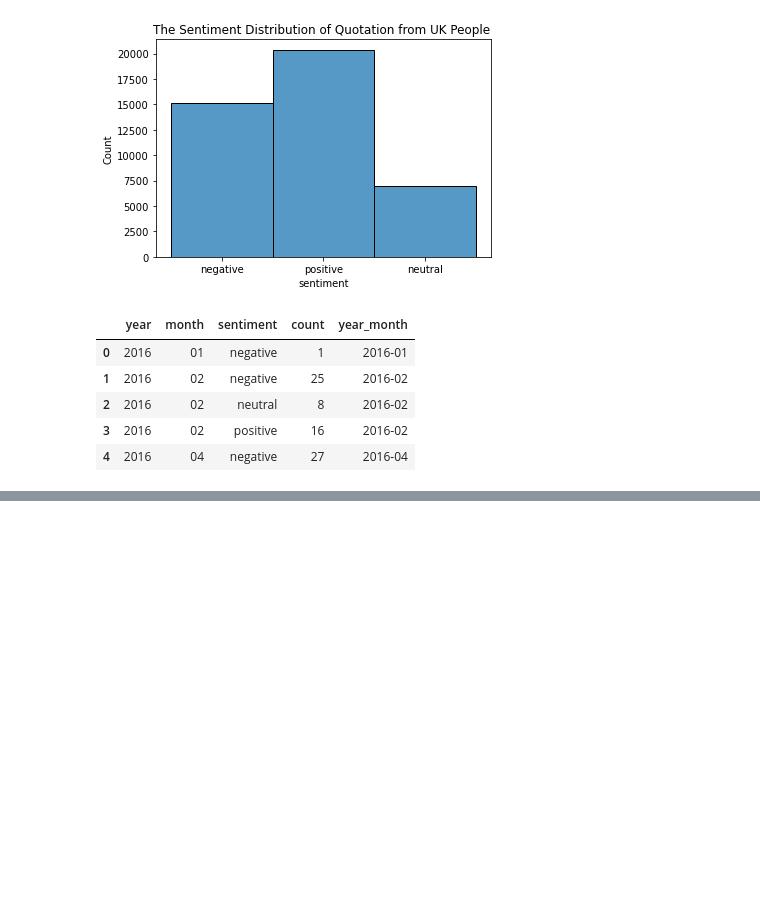
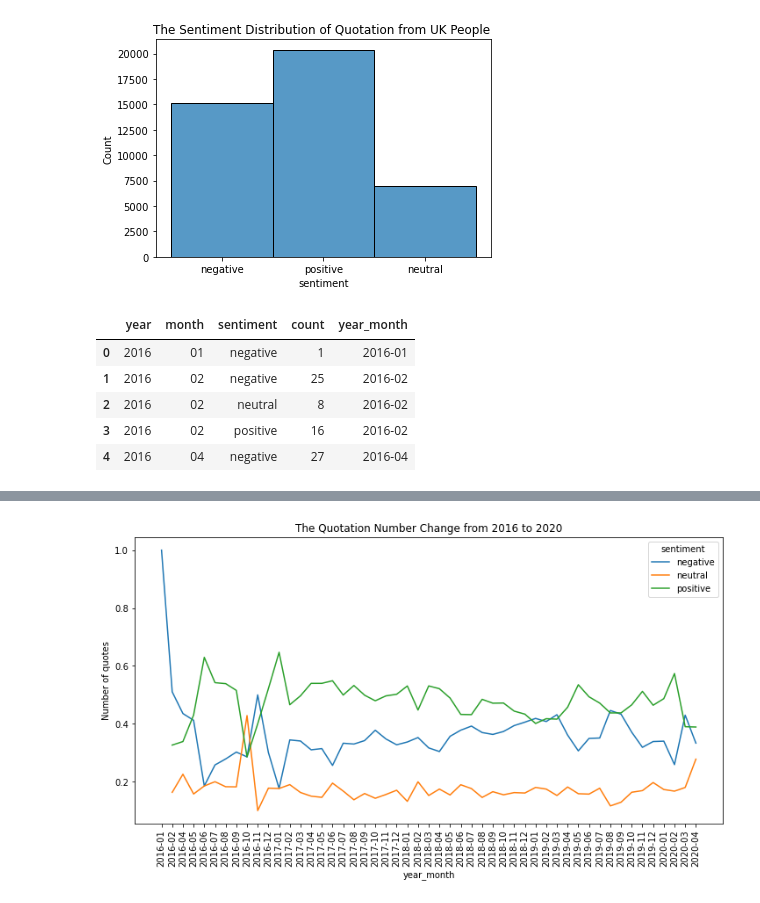
Before and after one commit to epfl-ada/ada-2021-project-skrw, a Jupyter notebook: Milestone_3.ipynb, the cells around one changed output, grey strips where cells are left out. Cells and saved outputs as stored; diff of their text form; code cells hidden in the pictures; blank space fills up the shorter version.

```diff
--- a/Milestone_3.ipynb
+++ b/Milestone_3.ipynb
@@ -520,0 +532,9 @@ plt.show()
+# %%
+plt.figure(figsize=(12,6))
+ax = sns.lineplot(data = sentiment_month_change, x = 'year_month', y= 'percentage',hue = 'sentiment')
+ax.set_xticklabels(sentiment_month_change['year_month'].unique(), rotation=90)
+ax.set_title('The Quotation Number Change from 2016 to 2020')
+plt.ylabel('Number of quotes')
+plt.show()
+# %% [output]
+[figure, added]
```
Also changed, not shown: parts of 6 cells of this notebook.
